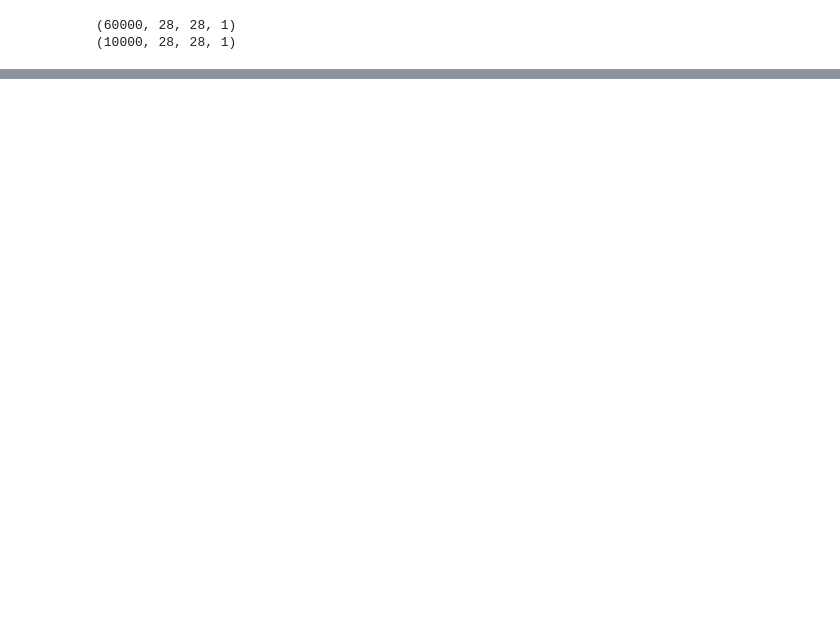
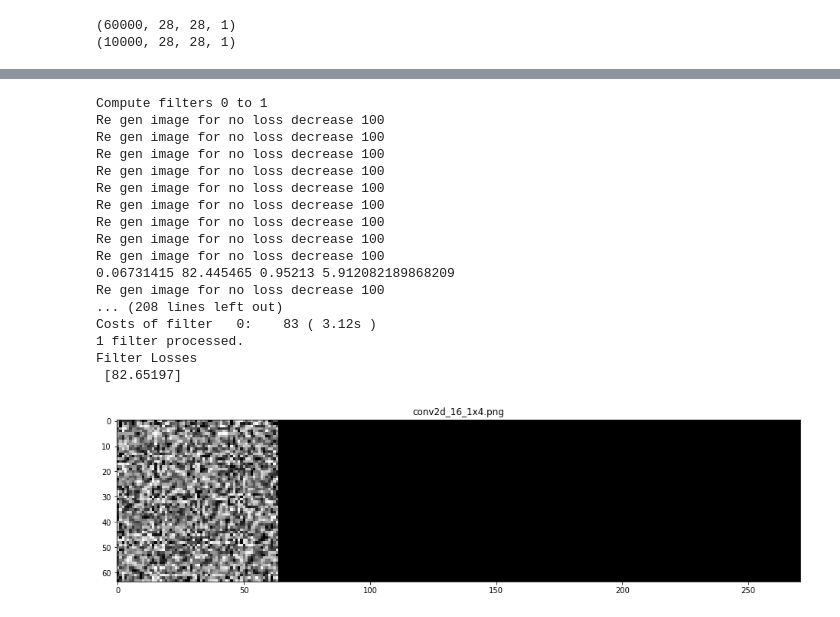
Before and after one commit to faizanahemad/eva, a Jupyter notebook: assignment-4/1st_CandidateArchitectures.ipynb, the cells around one changed output, grey strips where cells are left out. Drawn from its saved outputs; the diff is of its cells as text; code cells hidden in the pictures; blank space fills up the shorter version.

```diff
--- a/assignment-4/1st_CandidateArchitectures.ipynb
+++ b/assignment-4/1st_CandidateArchitectures.ipynb
@@ -51,0 +137,32 @@ warnings.filterwarnings("ignore")
+# %%
+
+model = Sequential()
+
+
+model.add(Convolution2D(16, 3, 3, activation='relu', input_shape=(28,28,1))) # 26
+model.add(Convolution2D(32, 3,3, activation='relu')) # 24
+model.add(Convolution2D(16, 1, activation='relu'))
+model.add(MaxPooling2D(pool_size=(2, 2))) # 12
+model.add(Convolution2D(16, 3,3, activation='relu')) # 10
+model.add(Convolution2D(16, 3,3, activation='relu')) # 8
+model.add(Convolution2D(16, 3,3, activation='relu')) # 6
+model.add(Convolution2D(10, 1, activation='relu'))
+model.add(Convolution2D(10, 6,6))
+
+
+
+model.add(Flatten())
+model.add(Activation('softmax'))
+print("Params = ",model.count_params())
+
+model.compile(loss='categorical_crossentropy',
+             optimizer="adam",
+             metrics=['accuracy'])
+
+train_history = model.fit(X_train, Y_train, batch_size=2048, epochs=20, verbose=0, shuffle=True, validation_split=0.1)
+print("Layer Names: ",[layer.name for layer in model.layers[0:]])
+val_metrics = (train_history.history['val_loss'][-1],train_history.history['val_acc'][-1])
+print("Validation Loss",val_metrics)
+
+_=evaluate(model,X_train, Y_train,classes=get_mnist_labels(),print_results=True, plot_results=False)
+_=evaluate(model,X_test, Y_test,classes=get_mnist_labels(),print_results=True, plot_results=False)
@@ -51,0 +473,23 @@ warnings.filterwarnings("ignore")
+# %%
+visualize_layer(model,"conv2d_16",filter_range=(0,1),upscaling_steps=20,
+                    upscaling_factor=1.05,
+                    output_dim=(64, 64),step=0.1,epochs=100)
+# %% [output]
+Compute filters 0 to 1
+Re gen image for no loss decrease 100
+Re gen image for no loss decrease 100
+Re gen image for no loss decrease 100
+Re gen image for no loss decrease 100
+Re gen image for no loss decrease 100
+Re gen image for no loss decrease 100
+Re gen image for no loss decrease 100
+Re gen image for no loss decrease 100
+Re gen image for no loss decrease 100
+0.06731415 82.445465 0.95213 5.912082189868209
+Re gen image for no loss decrease 100
+... (208 lines left out)
+Costs of filter   0:    83 ( 3.12s )
+1 filter processed.
+Filter Losses
+ [82.65197]
+[figure, added]
```
Also changed, not shown: parts of 18 cells of this notebook.
